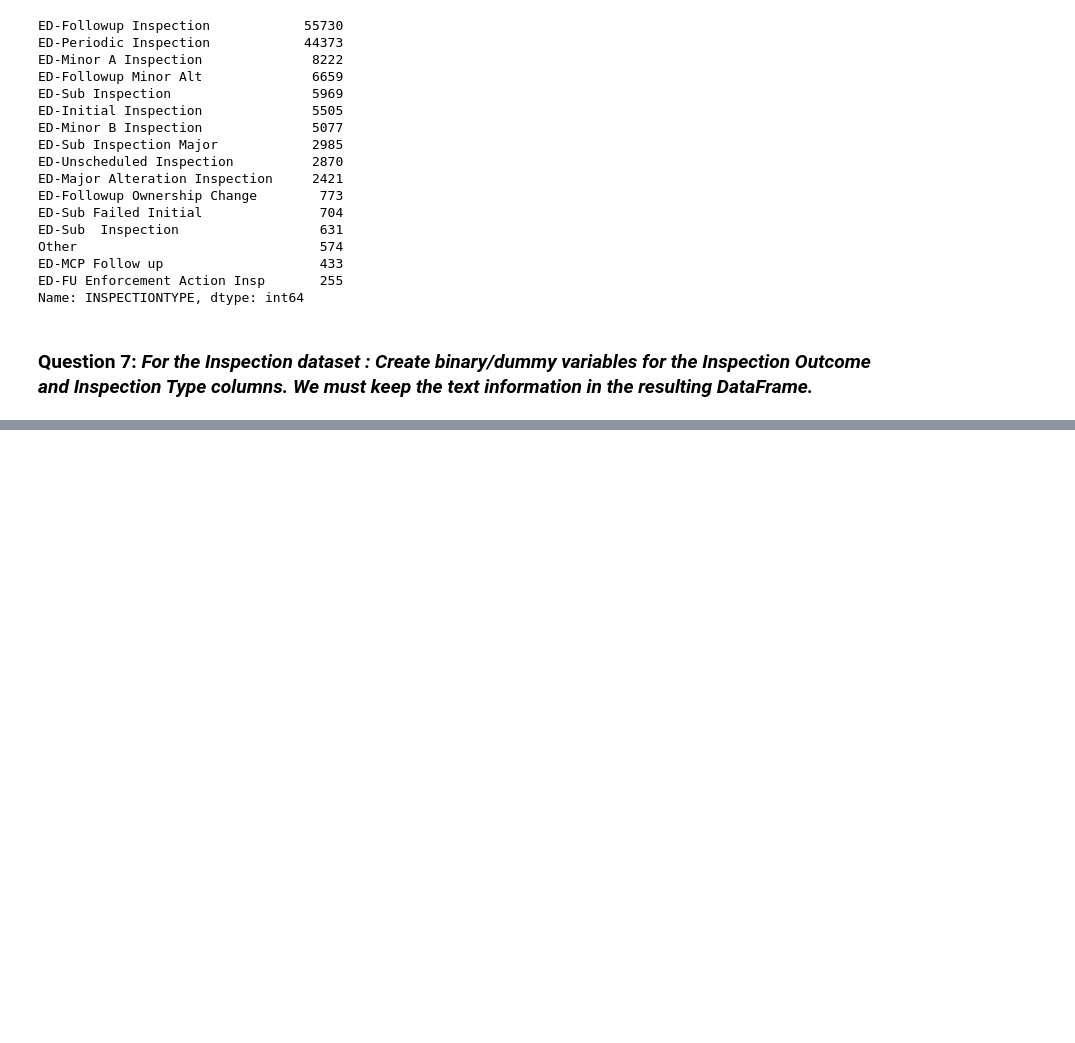
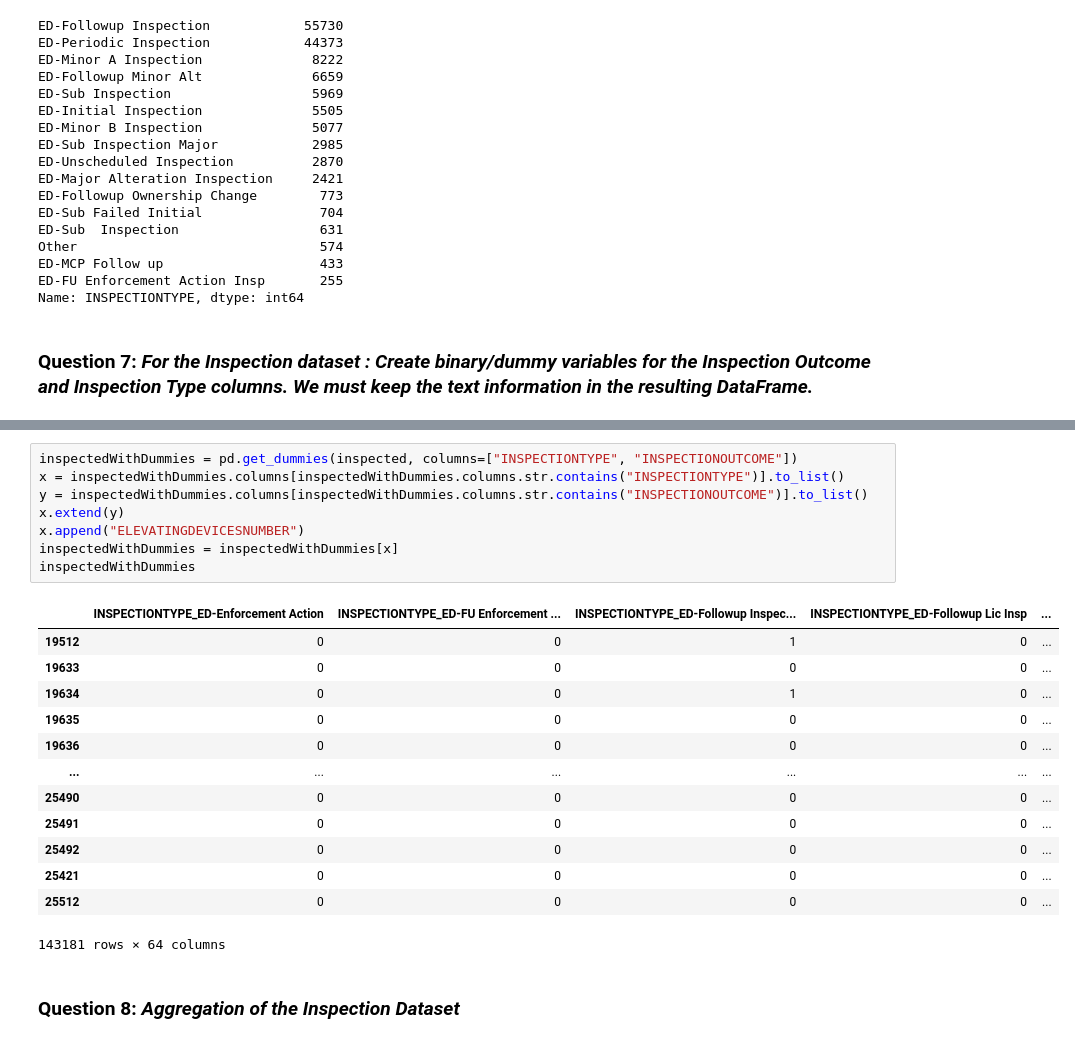
Before and after one commit to MathieuHoude/smartjourney, a Jupyter notebook: notebooks/Week3.ipynb, the cells around one changed output, grey strips where cells are left out. Drawn from its saved outputs; the diff is of its cells as text; blank space fills up the shorter version.

Commit message:
Figuring out question 8

```diff
--- a/notebooks/Order.ipynb
+++ b/notebooks/Week3.ipynb
@@ -288,0 +278,24 @@ inspected.head()
+# %%
+inspectedWithDummies = pd.get_dummies(inspected, columns=["INSPECTIONTYPE", "INSPECTIONOUTCOME"])
+x = inspectedWithDummies.columns[inspectedWithDummies.columns.str.contains("INSPECTIONTYPE")].to_list()
+y = inspectedWithDummies.columns[inspectedWithDummies.columns.str.contains("INSPECTIONOUTCOME")].to_list()
+x.extend(y)
+x.append("ELEVATINGDEVICESNUMBER")
+inspectedWithDummies = inspectedWithDummies[x]
+inspectedWithDummies
+# %% [output]
+|  | INSPECTIONTYPE_ED-Enforcement Action | INSPECTIONTYPE_ED-FU Enforcement ... | INSPECTIONTYPE_ED-Followup Inspec... | INSPECTIONTYPE_ED-Followup Lic Insp | ... |
+| 19512 | 0 | 0 | 1 | 0 | ... |
+| 19633 | 0 | 0 | 0 | 0 | ... |
+| 19634 | 0 | 0 | 1 | 0 | ... |
+| 19635 | 0 | 0 | 0 | 0 | ... |
+| 19636 | 0 | 0 | 0 | 0 | ... |
+| ... | ... | ... | ... | ... | ... |
+| 25490 | 0 | 0 | 0 | 0 | ... |
+| 25491 | 0 | 0 | 0 | 0 | ... |
+| 25492 | 0 | 0 | 0 | 0 | ... |
+| 25421 | 0 | 0 | 0 | 0 | ... |
+| 25512 | 0 | 0 | 0 | 0 | ... |
+143181 rows × 64 columns
+# %% [markdown]
+### Question 8: *Aggregation of the Inspection Dataset*
```
Also changed, not shown: parts of 4 cells of this notebook.
